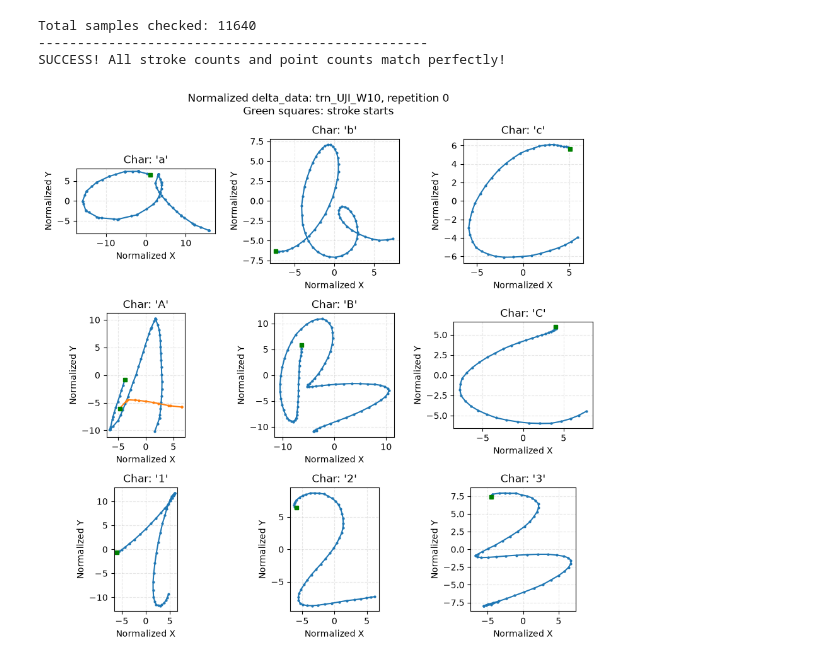
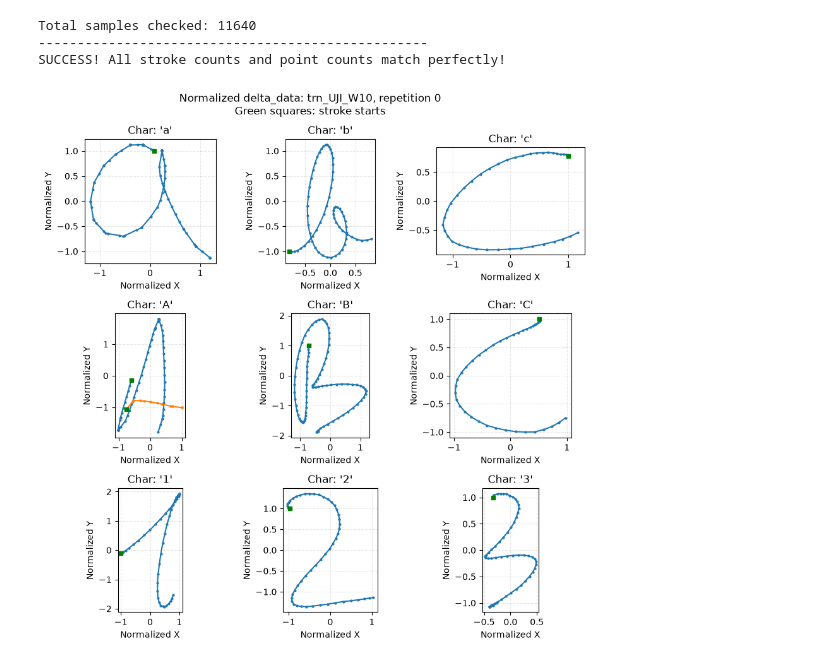
Before and after one commit to ahmednabildo/Learning-Robotic-Handwriting-from-Human-Demonstrations, a Jupyter notebook: Project.ipynb, the cells around one changed output. Drawn from its saved outputs; the diff is of its cells as text; code cells hidden in the pictures.

```diff
--- a/Project.ipynb
+++ b/Project.ipynb
@@ -680,21 +680,21 @@ Total samples checked: 11640
 --------------------------------------------------
 SUCCESS! All stroke counts and point counts match perfectly!
 # %%
-# #3: scaling
-# def scale_character(trajectory):
-#     """
-#     Scales centered strokes into [-1, 1] by dividing by the
-#     maximum absolute value across both X and Y (preserves aspect ratio).
-#     """
-#     all_x = [abs(p[0]) for p in trajectory]
-#     all_y = [abs(p[1]) for p in trajectory]
+#3: scaling
+def scale_character_max(trajectory):
+    """
+    Scales centered strokes into [-1, 1] by dividing by the
+    maximum absolute value across both X and Y (preserves aspect ratio).
+    """
+    all_x = [abs(p[0]) for p in trajectory]
+    all_y = [abs(p[1]) for p in trajectory]
 
-#     max_val = max(max(all_x), max(all_y))
+    max_val = max(max(all_x), max(all_y))
 
-#     if max_val == 0:  # Avoid division by zero
-#         max_val = 1.0
-#     scaled_trajectory = []
-#     for p in trajectory:
-#         scaled_trajectory.append((p[0] / max_val, p[1] / max_val, p[2]))
-#     return scaled_trajectory
+    if max_val == 0:  # Avoid division by zero
+        max_val = 1.0
+    scaled_trajectory = []
+    for p in trajectory:
+        scaled_trajectory.append((p[0] / max_val, p[1] / max_val, p[2]))
+    return scaled_trajectory
 # %%
@@ -715,17 +715,17 @@ def scale_character(trajectory):
         for (x, y), p in zip(scaled_xy, trajectory)
     ]
 # %%
-delta_data_normalized = {}
+delta_data_normalized_max = {}
 for writer_id in delta_data:
-    delta_data_normalized[writer_id] = {}
+    delta_data_normalized_max[writer_id] = {}
 
     for char in delta_data[writer_id]:
-        delta_data_normalized[writer_id][char] = []
+        delta_data_normalized_max[writer_id][char] = []
 
         for rep in delta_data[writer_id][char]:
             # Normalize this repetition
-            normalized_rep = scale_character(rep)
-            delta_data_normalized[writer_id][char].append(normalized_rep)
+            normalized_rep = scale_character_max(rep)
+            delta_data_normalized_max[writer_id][char].append(normalized_rep)
 # %%
 import matplotlib.pyplot as plt
 
@@ -747,32 +747,32 @@ def plot_normalized_delta_data(
 
     for ax, char in zip(axes.flat, characters):
         trajectory = normalized_delta_data[writer][char][repetition]
         strokes = deltas_to_strokes(trajectory)
 
         for stroke in strokes:
             xs, ys = zip(*stroke)
             ax.plot(xs, ys, "-o", markersize=2)
             ax.plot(xs[0], ys[0], "gs", markersize=5)
 
         ax.set(
             title=f"Char: '{char}'",
             xlabel="Normalized X",
             ylabel="Normalized Y",
         )
         ax.set_aspect("equal")
         ax.grid(True, linestyle="--", alpha=0.3)
 
     for ax in axes.flat[len(characters):]:
         ax.set_visible(False)
 
     fig.suptitle(
         f"Normalized delta_data: {writer}, repetition {repetition}\n"
         "Green squares: stroke starts"
     )
     fig.tight_layout()
     plt.show()
 
 
-plot_normalized_delta_data(delta_data_normalized)
+plot_normalized_delta_data(delta_data_normalized_max)
 # %% [output]
-[figure, old version]
+[figure, new version]
```
Also changed, not shown: parts of 17 cells of this notebook, 7 other files.
